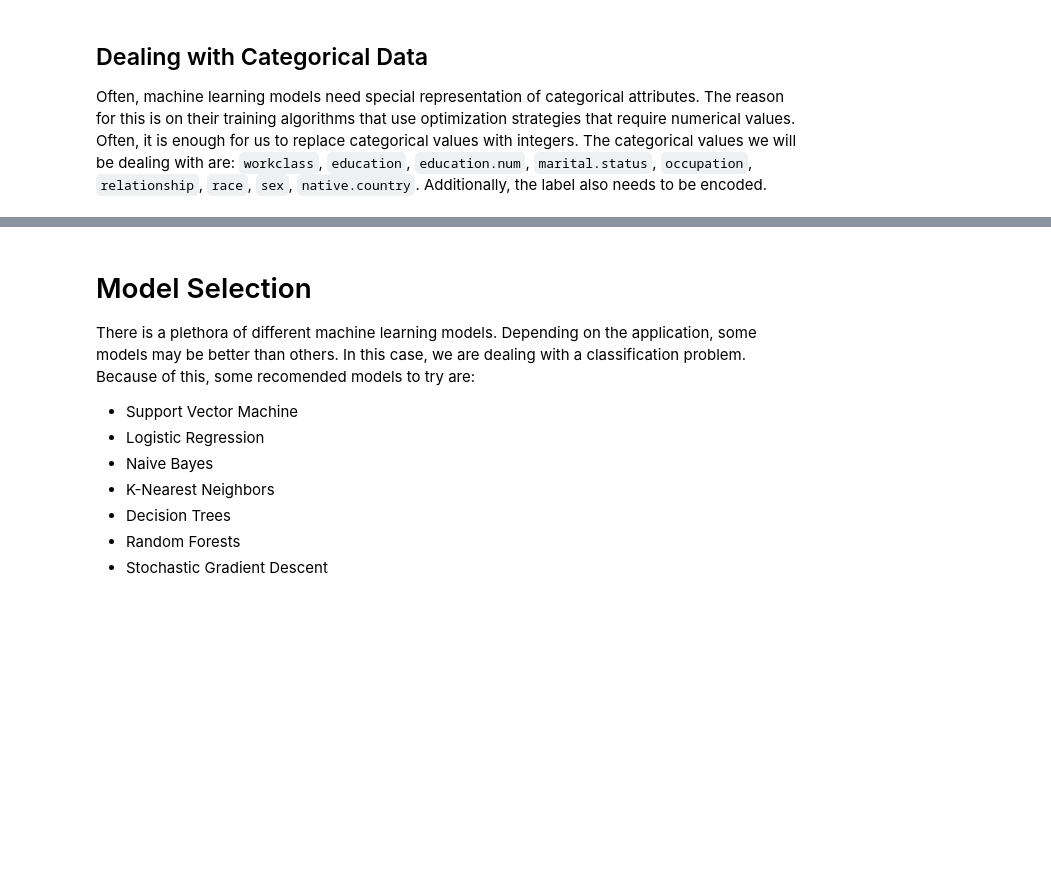
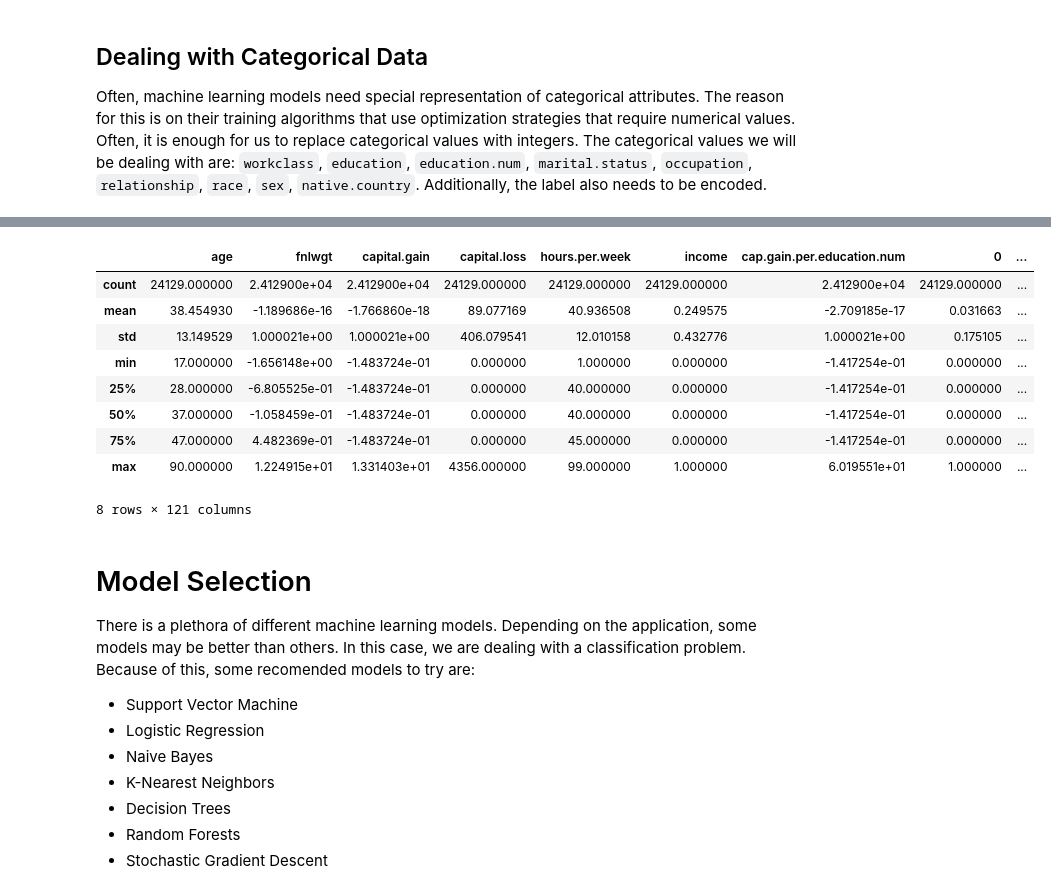
Before and after one commit to aguilarjose11/OUAIxHacklahomaMLDSWorkshop, a Jupyter notebook: Adult.ipynb, the cells around one changed output, grey strips where cells are left out. Drawn from its saved outputs; the diff is of its cells as text; code cells hidden in the pictures; blank space fills up the shorter version.

```diff
--- a/Adult.ipynb
+++ b/Adult.ipynb
@@ -517,3 +591,29 @@ strat_train_set
+# %%
+from sklearn.preprocessing import StandardScaler, MinMaxScaler
+
+
+to_scale = ['fnlwgt', 'capital.gain', 'cap.gain.per.education.num']
+# We use two scalers to isolate both datasets
+ss_train = StandardScaler()
+ss_test = StandardScaler()
+# mm_train = MinMaxScaler()
+# mm_test = MinMaxScaler()
+
+strat_train_set[to_scale] = ss_train.fit_transform(strat_train_set[to_scale])
+strat_test_set[to_scale] = ss_test.fit_transform(strat_test_set[to_scale])
+# %%
+strat_train_set.describe()
+# %% [output]
+|  | age | fnlwgt | capital.gain | capital.loss | hours.per.week | income | cap.gain.per.education.num | 0 | ... |
+| count | 24129.000000 | 2.412900e+04 | 2.412900e+04 | 24129.000000 | 24129.000000 | 24129.000000 | 2.412900e+04 | 24129.000000 | ... |
+| mean | 38.454930 | -1.189686e-16 | -1.766860e-18 | 89.077169 | 40.936508 | 0.249575 | -2.709185e-17 | 0.031663 | ... |
+| std | 13.149529 | 1.000021e+00 | 1.000021e+00 | 406.079541 | 12.010158 | 0.432776 | 1.000021e+00 | 0.175105 | ... |
+| min | 17.000000 | -1.656148e+00 | -1.483724e-01 | 0.000000 | 1.000000 | 0.000000 | -1.417254e-01 | 0.000000 | ... |
+| 25% | 28.000000 | -6.805525e-01 | -1.483724e-01 | 0.000000 | 40.000000 | 0.000000 | -1.417254e-01 | 0.000000 | ... |
+| 50% | 37.000000 | -1.058459e-01 | -1.483724e-01 | 0.000000 | 40.000000 | 0.000000 | -1.417254e-01 | 0.000000 | ... |
+| 75% | 47.000000 | 4.482369e-01 | -1.483724e-01 | 0.000000 | 45.000000 | 0.000000 | -1.417254e-01 | 0.000000 | ... |
+| max | 90.000000 | 1.224915e+01 | 1.331403e+01 | 4356.000000 | 99.000000 | 1.000000 | 6.019551e+01 | 1.000000 | ... |
+8 rows × 121 columns
 # %% [markdown]
 # Model Selection
 
```
Also changed, not shown: parts of 32 cells of this notebook.
